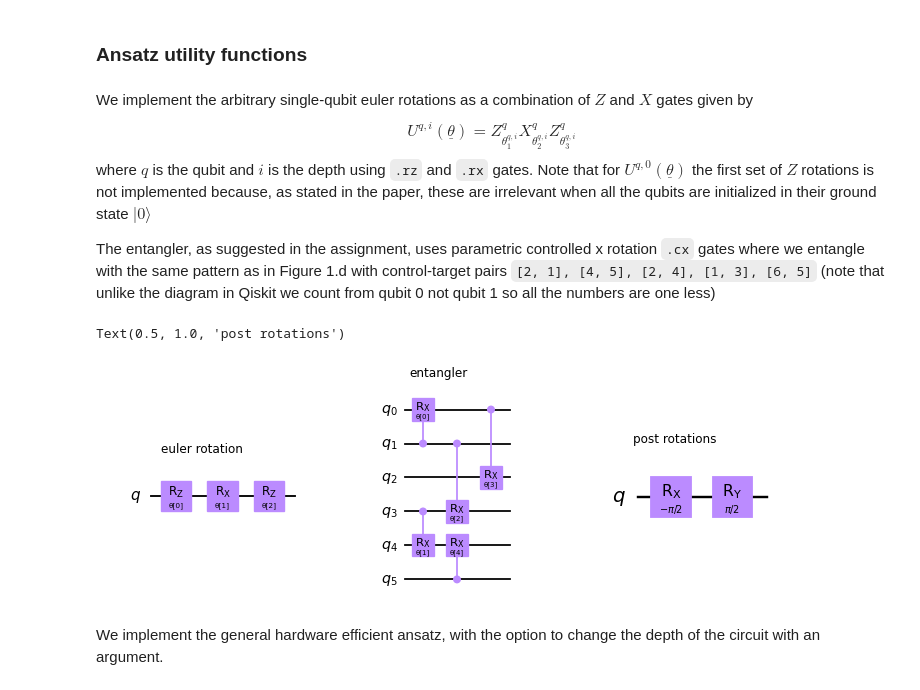
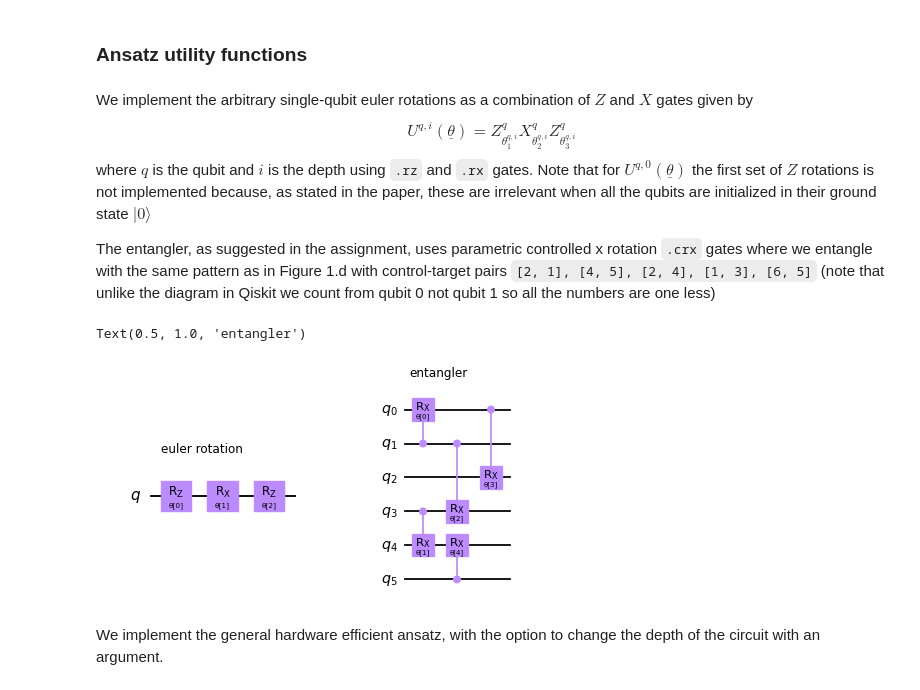
Before and after one commit to lao8n/ox_quantum, a Jupyter notebook: assignment/assignment.ipynb, the cells around one changed output. Cells and saved outputs as stored; diff of their text form; code cells hidden in the pictures.

```diff
--- a/assignment/assignment.ipynb
+++ b/assignment/assignment.ipynb
@@ -65,43 +65,35 @@ U^{q,i}(\underline{\theta})=Z^q_{\theta_{1}^{q,i}}X^q_{\theta_{2}^{q,i}}Z^q_{\th
 $$
 where $q$ is the qubit and $i$ is the depth using `.rz` and `.rx` gates. Note that for $U^{q,0}(\underline{\theta})$ the first set of $Z$ rotations is not implemented because, as stated in the paper, these are irrelevant when all the qubits are initialized in their ground state $|0\rangle$
 
-The entangler, as suggested in the assignment, uses parametric controlled x rotation `.cx` gates where we entangle with the same pattern as in Figure 1.d with control-target pairs `[2, 1], [4, 5], [2, 4], [1, 3], [6, 5]` (note that unlike the diagram in Qiskit we count from qubit 0 not qubit 1 so all the numbers are one less)
+The entangler, as suggested in the assignment, uses parametric controlled x rotation `.crx` gates where we entangle with the same pattern as in Figure 1.d with control-target pairs `[2, 1], [4, 5], [2, 4], [1, 3], [6, 5]` (note that unlike the diagram in Qiskit we count from qubit 0 not qubit 1 so all the numbers are one less)
 # %%
 plt.figure(figsize=(12,4))
 def euler_rotation(params, with_z_rot=True):
     euler_rotation = QuantumCircuit(1)
     if with_z_rot: # allow exclusion of first set of z rotations
         euler_rotation.rz(params[0], 0)
         euler_rotation.rx(params[1], 0)
         euler_rotation.rz(params[2], 0)
     else:
         euler_rotation.rx(params[0], 0)
         euler_rotation.rz(params[1], 0)
     return euler_rotation
 euler_rotation(make_params(3)).draw("mpl", ax=plt.subplot(131));
 plt.title("euler rotation")
 
 def entangler(params):
     entangler = QuantumCircuit(6)
     entangler.crx(params[0], 1, 0)
     entangler.crx(params[1], 3, 4)
     entangler.crx(params[2], 1, 3)
     entangler.crx(params[3], 0, 2)
     entangler.crx(params[4], 5, 4)
     return entangler
 entangler(make_params(6)).draw("mpl", ax=plt.subplot(132))
 plt.title("entangler")
-
-def post_rotations():
-    post_rotations = QuantumCircuit(1)
-    post_rotations.rx(-pi/2, 0)
-    post_rotations.ry(pi/2, 0)
-    return post_rotations
-post_rotations().draw("mpl", ax=plt.subplot(133))
-plt.title("post rotations")
 # %% [output]
-Text(0.5, 1.0, 'post rotations')
+Text(0.5, 1.0, 'entangler')
-[figure, old version]
+[figure, new version]
 # %% [markdown]
 We implement the general hardware efficient ansatz, with the option to change the depth of the circuit with an argument.
 # %% [markdown]
```
Also changed, not shown: parts of 34 cells of this notebook, 1 other file.
